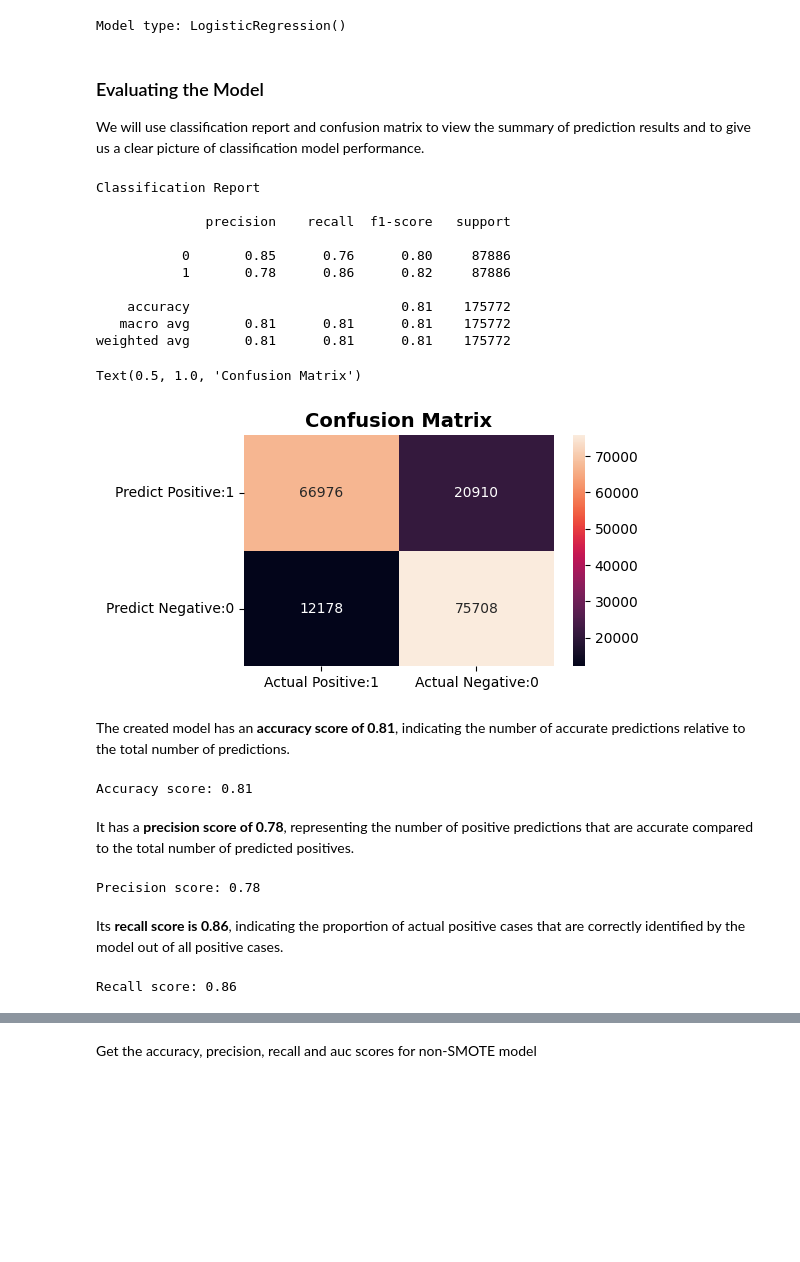
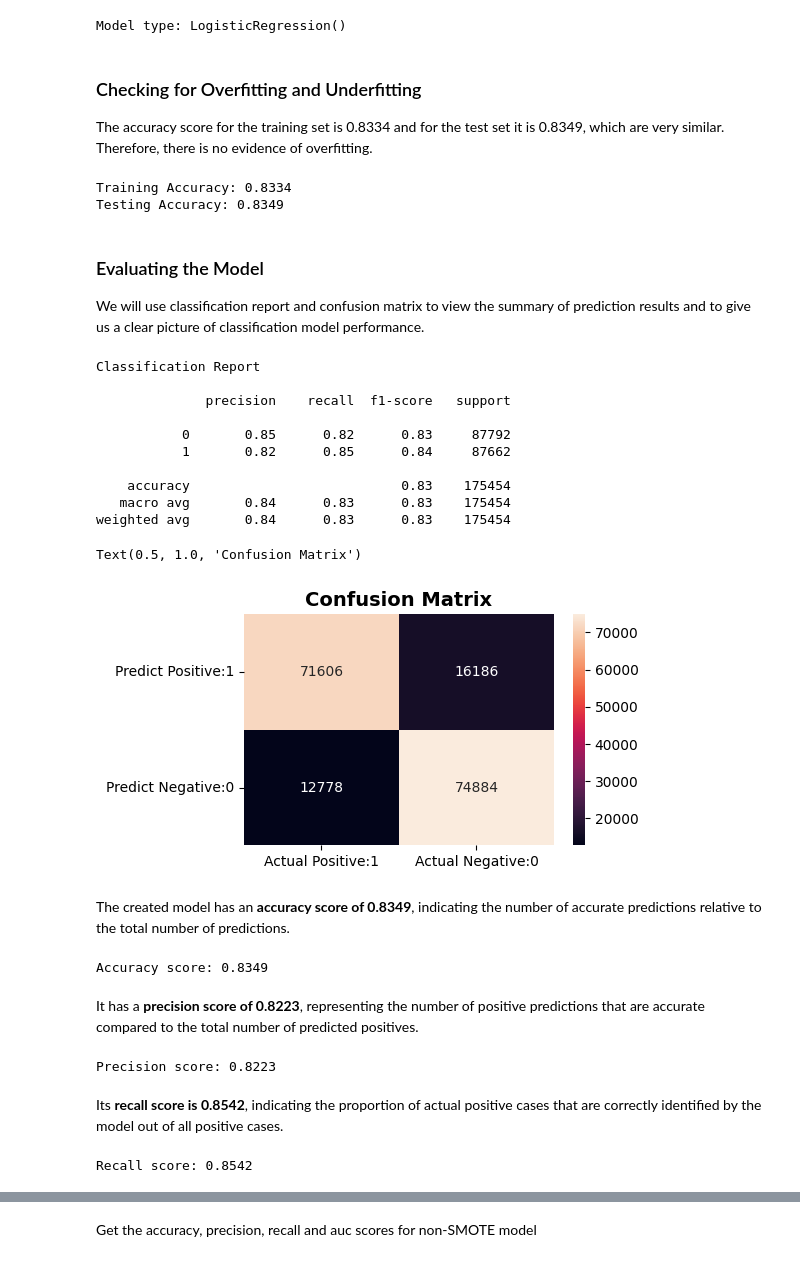
Before and after one commit to abccastro/House-Price-Prediction-using-Polynomial-Regression, a Jupyter notebook: Project/AML2203/Mid-term Project/Heart Disease Prediction.ipynb, the cells around one changed output, grey strips where cells are left out. Drawn from its saved outputs; the diff is of its cells as text; code cells hidden in the pictures; blank space fills up the shorter version.

```diff
--- a/Project/AML2203/Mid-term Project/Heart Disease Prediction.ipynb
+++ b/Project/AML2203/Mid-term Project/Heart Disease Prediction.ipynb
@@ -230,0 +260,2 @@ memory usage: 12.5 MB
+# %%
+oversample = SMOTE(k_neighbors=55)
@@ -230,0 +264,6 @@ memory usage: 12.5 MB
+# %%
+X_features_smoted, y_target_smoted = oversample.fit_resample(X_features, y_target)
+y_target_smoted = pd.Series(y_target_smoted)
+
+print(f'Before using SMOTE\n{y_target.value_counts()}\n')
+print(f'After using SMOTE\n{y_target_smoted.value_counts()}')
@@ -231,10 +280,7 @@ memory usage: 12.5 MB
 # %% [markdown]
 ### Splitting Data into Training and Test Set
 # %%
-X_features = heart_disease_df_dummy.drop(['HeartDisease_Yes'], axis=1)
-y_target = heart_disease_df_dummy['HeartDisease_Yes']
-
-X_train, X_test, y_train, y_test = train_test_split(X_features, y_target, test_size=0.3, random_state=500)
+X_train, X_test, y_train, y_test = train_test_split(X_features_smoted, y_target_smoted, test_size=0.3, random_state=500)
 
 print(f"No. of train datasets: x={X_train.shape} y={y_train.shape}")
 print(f"No. of test datasets: x={X_test.shape} y={y_test.shape}\n")
@@ -290,58 +293,73 @@ Name: HeartDisease_Yes, dtype: int64
 A logistic regression model is used to predict Heart Disease, with 70% of the dataset allocated for training the model.
 # %%
 model = LogisticRegression(solver='lbfgs')
-model.fit(X_train_smoted, y_train_smoted)
+model.fit(X_train, y_train)
 print(f"Model type: {model}")
 # %% [output]
 Model type: LogisticRegression()
+# %% [markdown]
+### Checking for Overfitting and Underfitting
+
+The accuracy score for the training set is 0.8334 and for the test set it is 0.8349, which are very similar. Therefore, there is no evidence of overfitting.
+# %%
+# Evaluate model on training dataset
+train_accuracy = accuracy_score(y_train, model.predict(X_train))
+print("Training Accuracy:", round(train_accuracy, 4))
+
+# Evaluate model on testing dataset
+test_accuracy = accuracy_score(y_test, model.predict(X_test))
+print("Testing Accuracy:", round(test_accuracy, 4))
+# %% [output]
+Training Accuracy: 0.8334
+Testing Accuracy: 0.8349
 # %% [markdown]
 ### Evaluating the Model
 
 We will use classification report and confusion matrix to view the summary of prediction results and to give us a clear picture of classification model performance.
 # %%
-y_pred_test = model.predict(X_test_smoted)
+y_pred_test = model.predict(X_test)
 
 print("Classification Report\n")
-print(classification_report(y_test_smoted, y_pred_test))
+print(classification_report(y_test, y_pred_test))
 
-cm = confusion_matrix(y_test_smoted, y_pred_test)
+cm = confusion_matrix(y_test, y_pred_test)
 TN, FP, FN, TP = cm.ravel()
 
 cm_matrix = pd.DataFrame(data=cm, columns=['Actual Positive:1', 'Actual Negative:0'], index=['Predict Positive:1', 'Predict Negative:0'])
 sb.heatmap(cm_matrix, annot=True, fmt='d')
 plt.title('Confusion Matrix', fontsize=14, fontweight='bold')
 # %% [output]
 Classification Report
 
               precision    recall  f1-score   support
 
-           0       0.85      0.76      0.80     87886
-           1       0.78      0.86      0.82     87886
+           0       0.85      0.82      0.83     87792
+           1       0.82      0.85      0.84     87662
 
-    accuracy                           0.81    175772
-   macro avg       0.81      0.81      0.81    175772
-weighted avg       0.81      0.81      0.81    175772
+    accuracy                           0.83    175454
+   macro avg       0.84      0.83      0.83    175454
+weighted avg       0.84      0.83      0.83    175454
 Text(0.5, 1.0, 'Confusion Matrix')
-[figure, old version]
+[figure, new version]
 # %% [markdown]
-The created model has an <b>accuracy score of 0.81</b>, indicating the number of accurate predictions relative to the total number of predictions.
+The created model has an <b>accuracy score of 0.8349</b>, indicating the number of accurate predictions relative to the total number of predictions.
 # %%
 accuracy_score_s = (TP + TN) / float(TP + TN + FP + FN)   # OR accuracy_score(y_test_smore, y_pred_test)
-print(f'Accuracy score: {round(accuracy_score_s, 2)}')
+print(f'Accuracy score: {round(accuracy_score_s, 4)}')
 # %% [output]
-Accuracy score: 0.81
+Accuracy score: 0.8349
 # %% [markdown]
-It has a <b>precision score of 0.78</b>, representing the number of positive predictions that are accurate compared to the total number of predicted positives.
+It has a <b>precision score of 0.8223</b>, representing the number of positive predictions that are accurate compared to the total number of predicted positives.
 # %%
 precision_score_s = TP / float(TP + FP)   # OR precision_score(y_test_smore, y_pred_test)
-print(f'Precision score: {round(precision_score_s, 2)}')
+print(f'Precision score: {round(precision_score_s, 4)}')
 # %% [output]
-Precision score: 0.78
+Precision score: 0.8223
 # %% [markdown]
-Its <b>recall score is 0.86</b>, indicating the proportion of actual positive cases that are correctly identified by the model out of all positive cases.
+Its <b>recall score is 0.8542</b>, indicating the proportion of actual positive cases that are correctly identified by the model out of all positive cases.
 # %%
 recall_score_s = TP / float(TP + FN)  # OR recall_score(y_test_smore, y_pred_test)
-print(f'Recall score: {round(recall_score_s, 2)}')
+print(f'Recall score: {round(recall_score_s, 4)}')
 # %% [output]
-Recall score: 0.86
+Recall score: 0.8542
 # %% [markdown]
```
Also changed, not shown: parts of 25 cells of this notebook.
